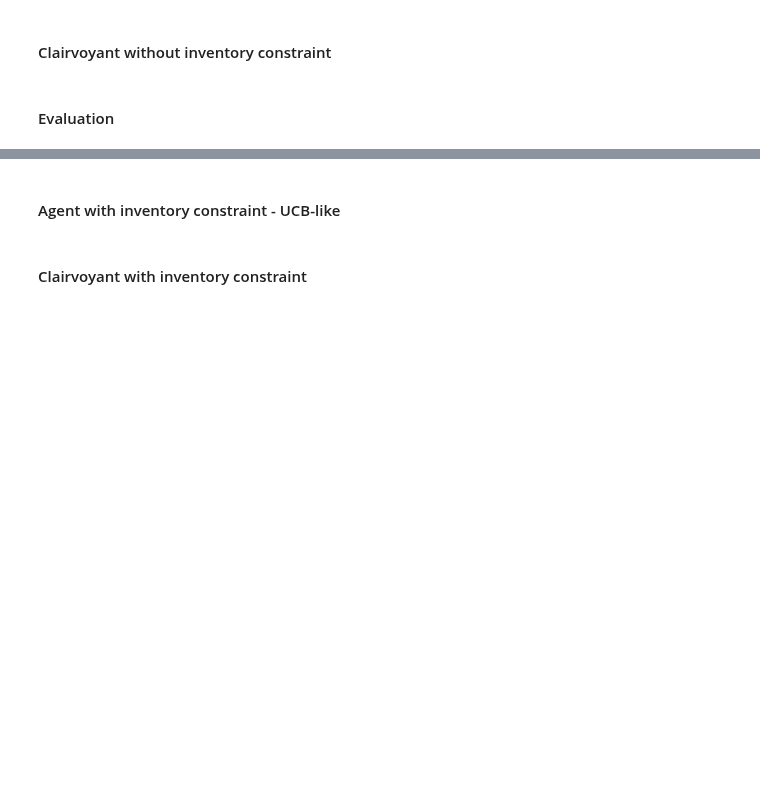
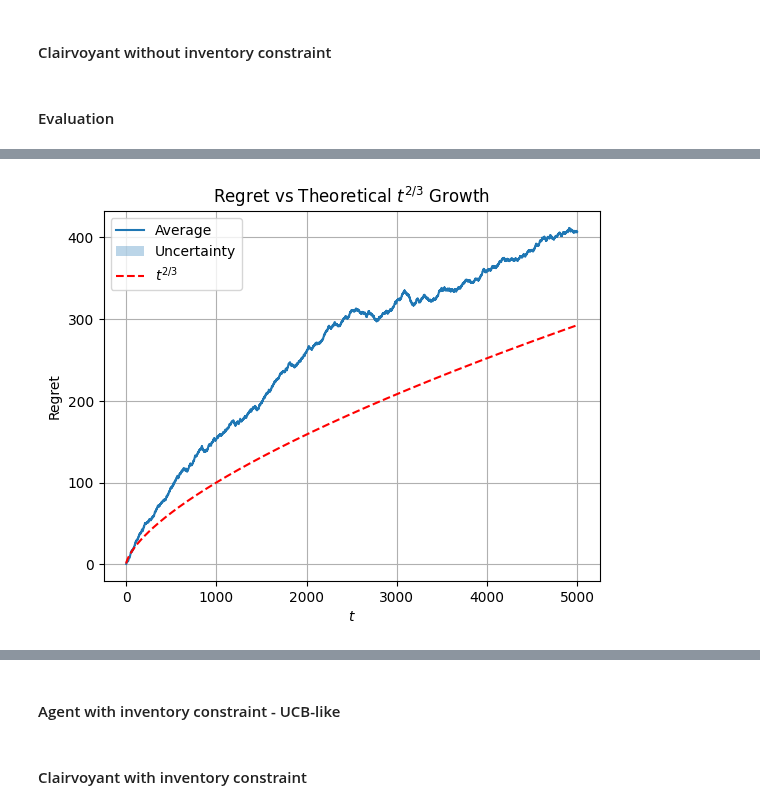
Before and after one commit to FabioFloris02/OLA2025_Floris_Sonzini_Parenti_Singh_Gottschling, a Jupyter notebook: OLA-project.ipynb, the cells around one changed output, grey strips where cells are left out. Saved outputs shown, nothing was run; the diff lists cells and outputs as text; code cells hidden in the pictures; blank space fills up the shorter version.

```diff
--- a/OLA-project.ipynb
+++ b/OLA-project.ipynb
@@ -174,0 +175,25 @@ plt.legend()
+# %%
+average_regret = regret_per_trial.mean(axis=0)  # media
+regret_sd = regret_per_trial.std(axis=0)        # deviazione standard
+
+t = np.arange(1, T+1)  # inizia da 1 per evitare t^{2/3} = 0^{2/3} = 0
+regret_theory = t**(2/3)
+
+plt.plot(t, average_regret, label="Average")
+plt.fill_between(
+    t,
+    average_regret - regret_sd / np.sqrt(n_trials),
+    average_regret + regret_sd / np.sqrt(n_trials),
+    alpha=0.3,
+    label="Uncertainty"
+)
+plt.plot(t, regret_theory, label=r"$t^{2/3}$", linestyle='--', color='red')
+
+plt.xlabel("$t$")
+plt.ylabel("Regret")
+plt.legend()
+plt.title("Regret vs Theoretical $t^{2/3}$ Growth")
+plt.grid(True)
+plt.show()
+# %% [output]
+[figure, added]
```
Also changed, not shown: parts of 12 cells of this notebook.
